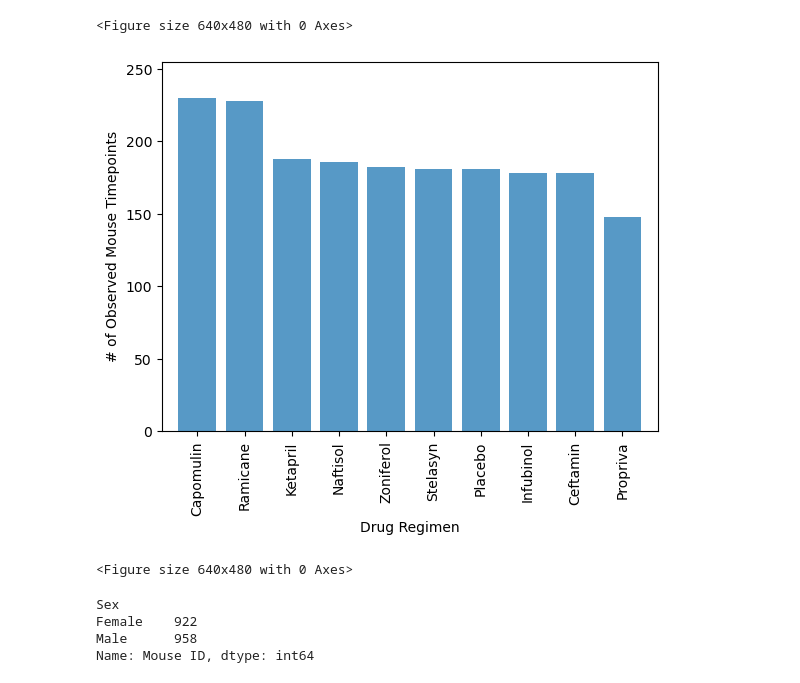
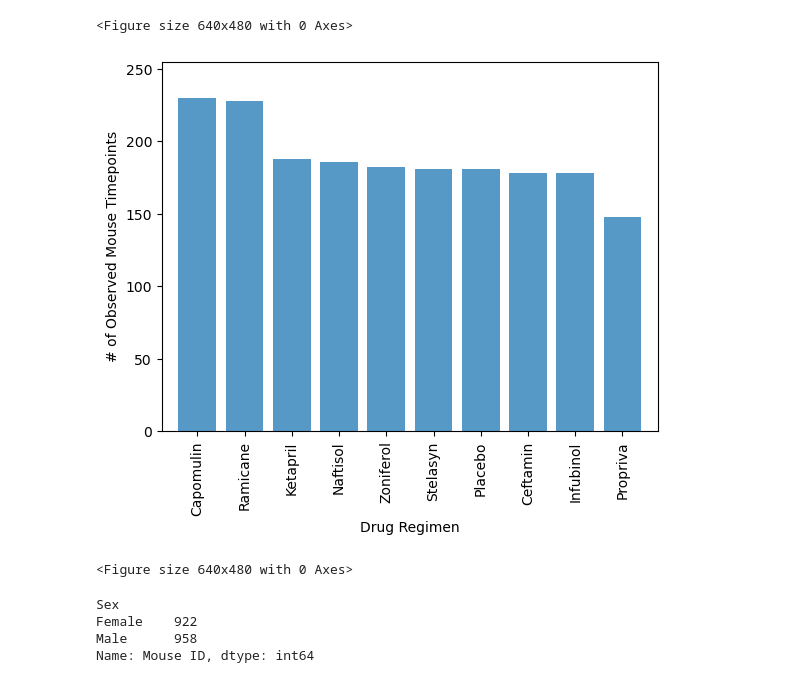
Before and after one commit to JLaydeJ/data-visualization-challenge, a Jupyter notebook: Pymaceuticals/pymaceuticals.ipynb, the cells around one changed output. Drawn from its saved outputs; the diff is of its cells as text; code cells hidden in the pictures.

```diff
--- a/Pymaceuticals/pymaceuticals.ipynb
+++ b/Pymaceuticals/pymaceuticals.ipynb
@@ -178,29 +178,29 @@ plt.tight_layout()
 <Figure size 640x480 with 0 Axes>
 # %%
 # Generate a bar plot showing the total number of rows (Mouse ID/Timepoints) for each drug regimen using pyplot.
-drug_regimen = ["Capomulin", "Ramicane", "Ketapril", "Naftisol", "Zoniferol", "Stelasyn", "Placebo", "Infubinol", "Ceftamin", "Propriva"]
+drug_regimen = ["Capomulin", "Ramicane", "Ketapril", "Naftisol", "Zoniferol", "Stelasyn", "Placebo", "Ceftamin", "Infubinol", "Propriva"]
 timepoint_mouse_id  = [230, 228, 188, 186, 182, 181, 181, 178, 178, 148]
 x_axis = np.arange(0, len(timepoint_mouse_id))
 tick_locations = [x for x in x_axis]
 
 # Use #1f77b4 for default blue to match bar chart above
 plt.bar(x_axis, timepoint_mouse_id, color="#1f77b4", alpha=0.75, align="center")
 
 # Set the xlimit and ylimit
 plt.xlim(-0.75, len(x_axis)-0.25)
 plt.ylim(0, max(timepoint_mouse_id) + 25)
 
 # Set the xlabel and ylabel
 plt.xlabel("Drug Regimen")
 plt.ylabel("# of Observed Mouse Timepoints")
 
 # Set tick location
 plt.xticks(tick_locations, drug_regimen, rotation = 90)
 
 plt.show()
 plt.tight_layout()
 # %% [output]
-[figure, old version]
+[figure, new version]
 <Figure size 640x480 with 0 Axes>
 # %%
 # Generate a pie plot showing the distribution of female versus male mice using Pandas
```
Also changed, not shown: parts of 2 cells of this notebook.
